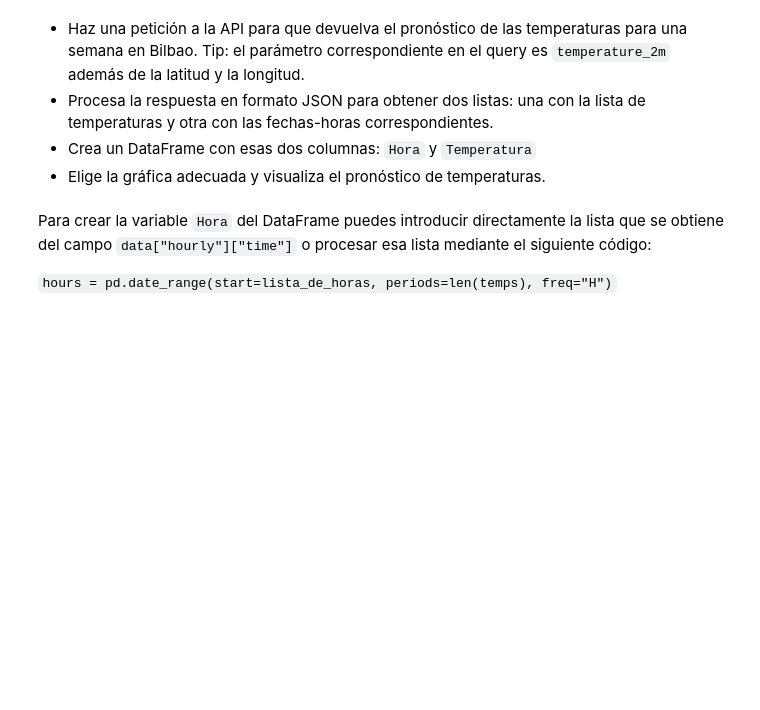
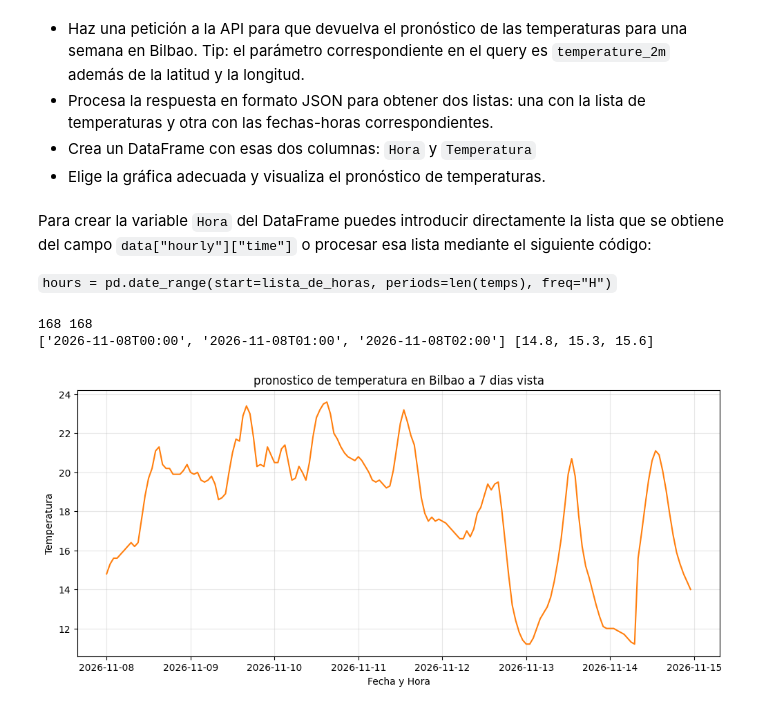
Before and after one commit to Avalverdep/2026-10-BILBAO-FT-Data-Science, a Jupyter notebook: 2-Data_Analysis/3-Sources/Web/Práctica/pronostico_meteorologico.ipynb, the cells around one changed output. Drawn from its saved outputs; the diff is of its cells as text; code cells hidden in the pictures; blank space fills up the shorter version.

```diff
--- a/2-Data_Analysis/3-Sources/Web/Práctica/pronostico_meteorologico.ipynb
+++ b/2-Data_Analysis/3-Sources/Web/Práctica/pronostico_meteorologico.ipynb
@@ -22,0 +13,47 @@ url = f"https://api.open-meteo.com/v1/forecast?"  # Aquí vienen el resto de los
+# %%
+import requests
+
+import pandas as pd
+import matplotlib.pyplot as plt
+
+# Coordenadas de Kuna en Bilbao
+latitude = 43.2540
+longitude = -2.9230
+
+
+url = f"https://api.open-meteo.com/v1/forecast?latitude={latitude}&longitude={longitude}&hourly=temperature_2m&forecast_days=7&timezone=Europe%2FMadrid"  #crear url para pasar introduciendo los datos qye se buscan con las variables 'longitud, latitud'
+
+respuesta = requests.get(url)  #guardar respuesta de la api
+respuesta.status_code
+
+data = respuesta.json()   #guardar respuesta como json
+data.keys()    #explorar respuesta de la api mediante sus claves de diccionario
+horas = data["hourly"]["time"]
+temps = data["hourly"]["temperature_2m"]           #concretar datos que buscamos
+
+print(len(horas), len(temps))
+print(horas[:3], temps[:3])
+
+
+
+hours = pd.date_range(start=horas[0], periods=len(temps), freq="h")       #generar 168 horas seguidas a partir de la primera fecha en formato fecha
+
+df = pd.DataFrame({
+    "Hora": hours,                                      #pasar a dataframe la dara obtenida en forma de dias/horas y temperaturas
+    "Temperatura": temps
+})
+df.head()
+
+df.describe()
+
+fig, ax = plt.subplots(figsize=(12, 5))
+ax.plot(df["Hora"], df["Temperatura"], color="tab:orange")               #representar dataset, eje x saca del dataset las fechas, eje y establece la temperatura
+ax.set_title("pronostico de temperatura en Bilbao a 7 dias vista")
+ax.set_xlabel("Fecha y Hora")
+ax.set_ylabel("Temperatura")
+ax.grid(alpha=0.3)
+plt.show()
+# %% [output]
+168 168
+['2026-11-08T00:00', '2026-11-08T01:00', '2026-11-08T02:00'] [14.8, 15.3, 15.6]
+[figure, added]
```
Also changed, not shown: parts of 1 cell of this notebook, 5 other files.
